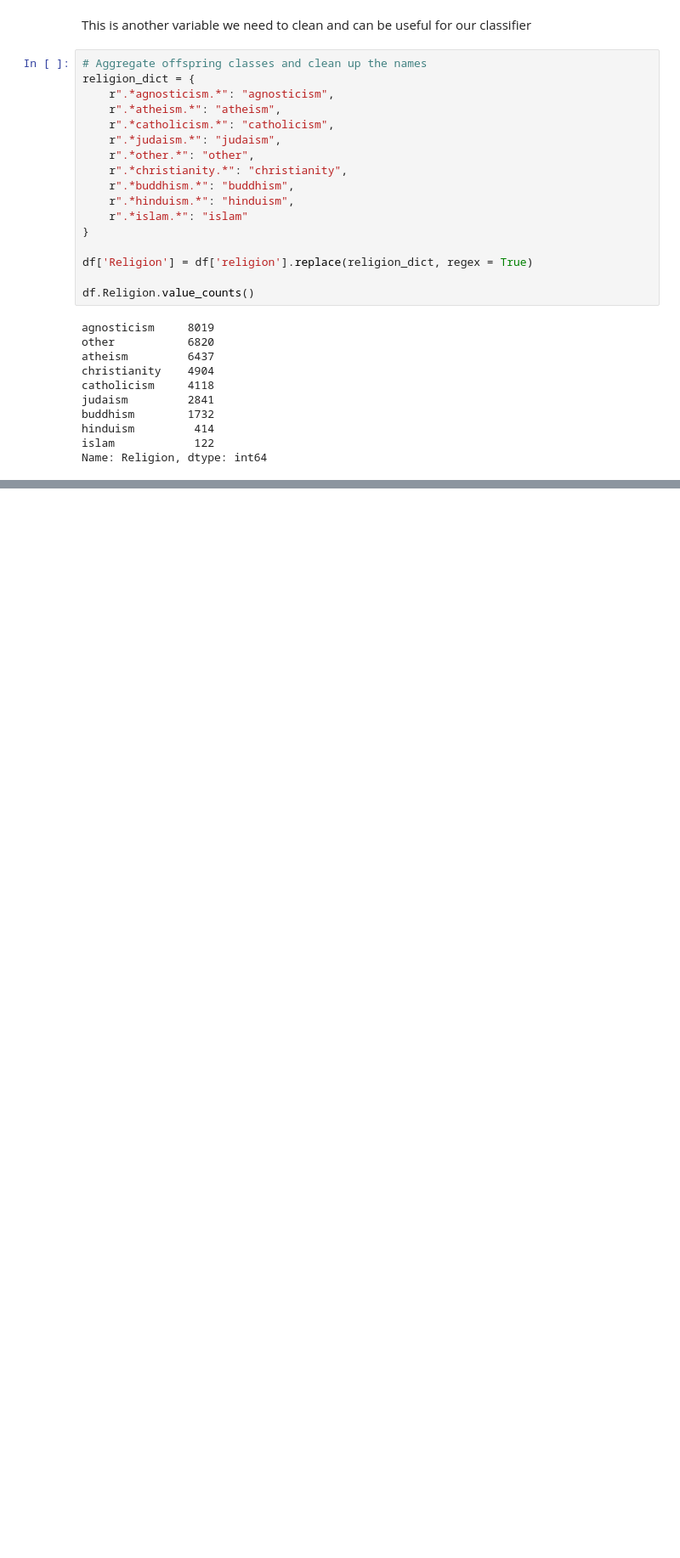
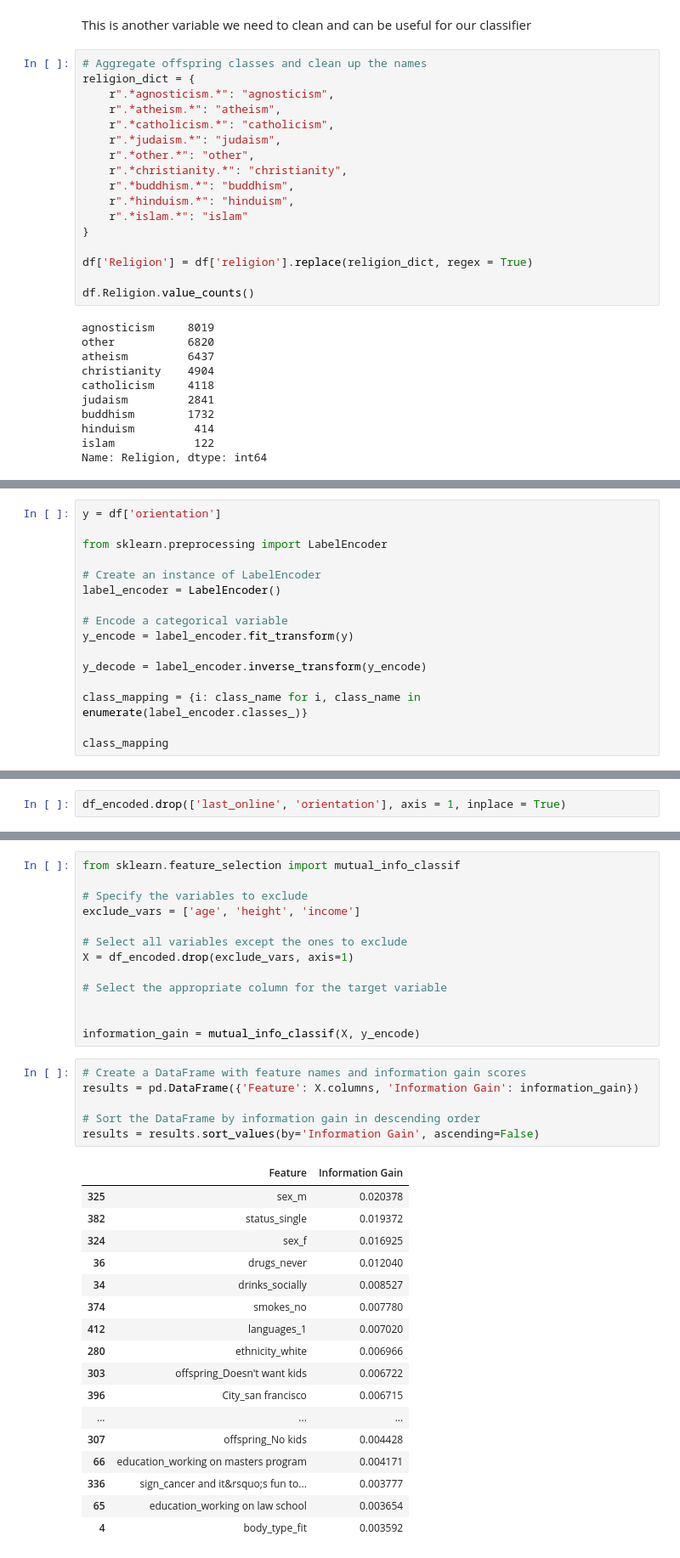
Before and after one commit to brianellis1997/DateAScientist, a Jupyter notebook: date-a-scientist.ipynb, the cells around one changed output, grey strips where cells are left out. Shown at 85% size. Saved outputs shown, nothing was run; the diff lists cells and outputs as text; blank space fills up the shorter version.

Commit message:
Did a lot. Trying to get data into ready-to-use for model building.

```diff
--- a/date-a-scientist.ipynb
+++ b/date-a-scientist.ipynb
@@ -1161,0 +1258,16 @@ Name: Religion, dtype: int64
+# %%
+y = df['orientation']
+
+from sklearn.preprocessing import LabelEncoder
+
+# Create an instance of LabelEncoder
+label_encoder = LabelEncoder()
+
+# Encode a categorical variable
+y_encode = label_encoder.fit_transform(y)
+
+y_decode = label_encoder.inverse_transform(y_encode)
+
+class_mapping = {i: class_name for i, class_name in enumerate(label_encoder.classes_)}
+
+class_mapping
@@ -1161,0 +1312,2 @@ Name: Religion, dtype: int64
+# %%
+df_encoded.drop(['last_online', 'orientation'], axis = 1, inplace = True)
@@ -1161,0 +1316,37 @@ Name: Religion, dtype: int64
+# %%
+from sklearn.feature_selection import mutual_info_classif
+
+# Specify the variables to exclude
+exclude_vars = ['age', 'height', 'income']
+
+# Select all variables except the ones to exclude
+X = df_encoded.drop(exclude_vars, axis=1)
+
+# Select the appropriate column for the target variable
+
+
+information_gain = mutual_info_classif(X, y_encode)
+# %%
+# Create a DataFrame with feature names and information gain scores
+results = pd.DataFrame({'Feature': X.columns, 'Information Gain': information_gain})
+
+# Sort the DataFrame by information gain in descending order
+results = results.sort_values(by='Information Gain', ascending=False)
+# %% [output]
+|  | Feature | Information Gain |
+| 325 | sex_m | 0.020378 |
+| 382 | status_single | 0.019372 |
+| 324 | sex_f | 0.016925 |
+| 36 | drugs_never | 0.012040 |
+| 34 | drinks_socially | 0.008527 |
+| 374 | smokes_no | 0.007780 |
+| 412 | languages_1 | 0.007020 |
+| 280 | ethnicity_white | 0.006966 |
+| 303 | offspring_Doesn't want kids | 0.006722 |
+| 396 | City_san francisco | 0.006715 |
+| ... | ... | ... |
+| 307 | offspring_No kids | 0.004428 |
+| 66 | education_working on masters program | 0.004171 |
+| 336 | sign_cancer and it&rsquo;s fun to... | 0.003777 |
+| 65 | education_working on law school | 0.003654 |
+| 4 | body_type_fit | 0.003592 |
```
Also changed, not shown: parts of 28 cells of this notebook.
